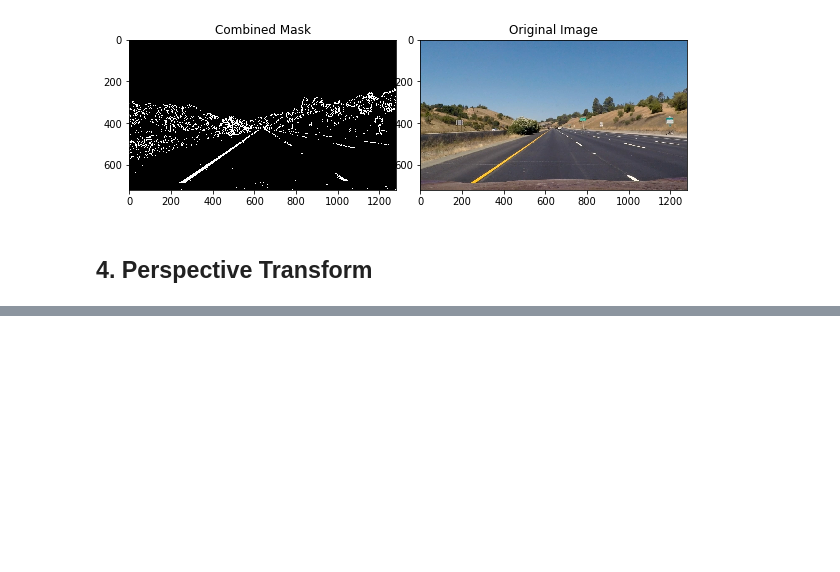
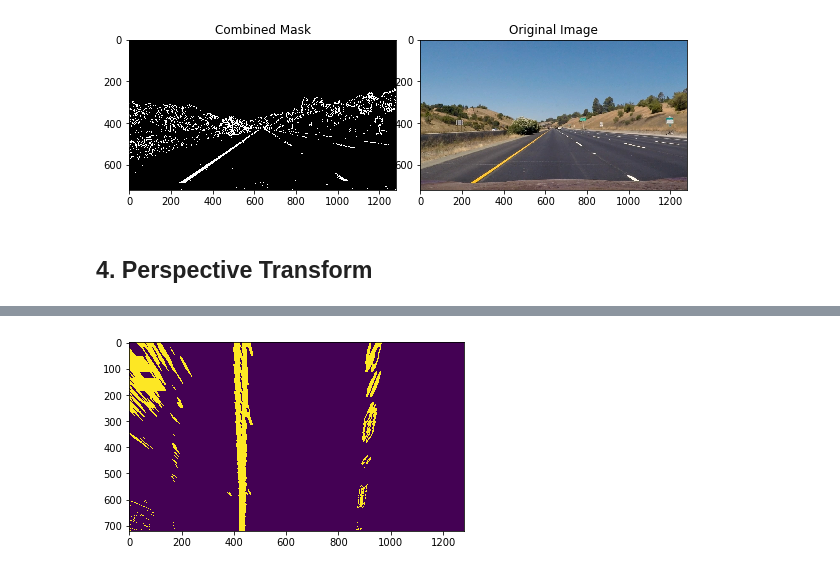
Before and after one commit to rezarajan/sdc-advanced-lane-lines, a Jupyter notebook: P2.ipynb, the cells around one changed output, grey strips where cells are left out. Drawn from its saved outputs; the diff is of its cells as text; code cells hidden in the pictures; blank space fills up the shorter version.

```diff
--- a/P2.ipynb
+++ b/P2.ipynb
@@ -274,0 +283,35 @@ ax1.imshow(test_img);
+# %%
+def warp(image, src=None, dst=None):
+    '''
+    Perform a perspective warp on an undistorted image, from src points to dst points.
+    src and dst are np.float32([[], [], []...])
+    '''
+    warped = None
+    if src is None:
+        # Average lane points from source image
+        src = np.float32([
+            [245, image.shape[0]],
+            [600, 450],
+            [660, 450],
+            [965, image.shape[0]]
+        ])
+
+    if dst is None:
+        # Perspective Warp which transforms to a straight lane
+        dst = np.float32([
+            [450, test_img.shape[0]+100],
+            [450, 0],
+            [800, 0],
+            [800, test_img.shape[0]+100]
+        ])
+
+    M = cv2.getPerspectiveTransform(src, dst)
+    img_size = (image.shape[1], image.shape[0])
+    warped = cv2.warpPerspective(image, M, img_size, flags=cv2.INTER_LINEAR)
+
+    return warped
+# %%
+
+plt.imshow(warp(colgrad_mask));
+# %% [output]
+[figure, added]
```
Also changed, not shown: parts of 2 cells of this notebook.
